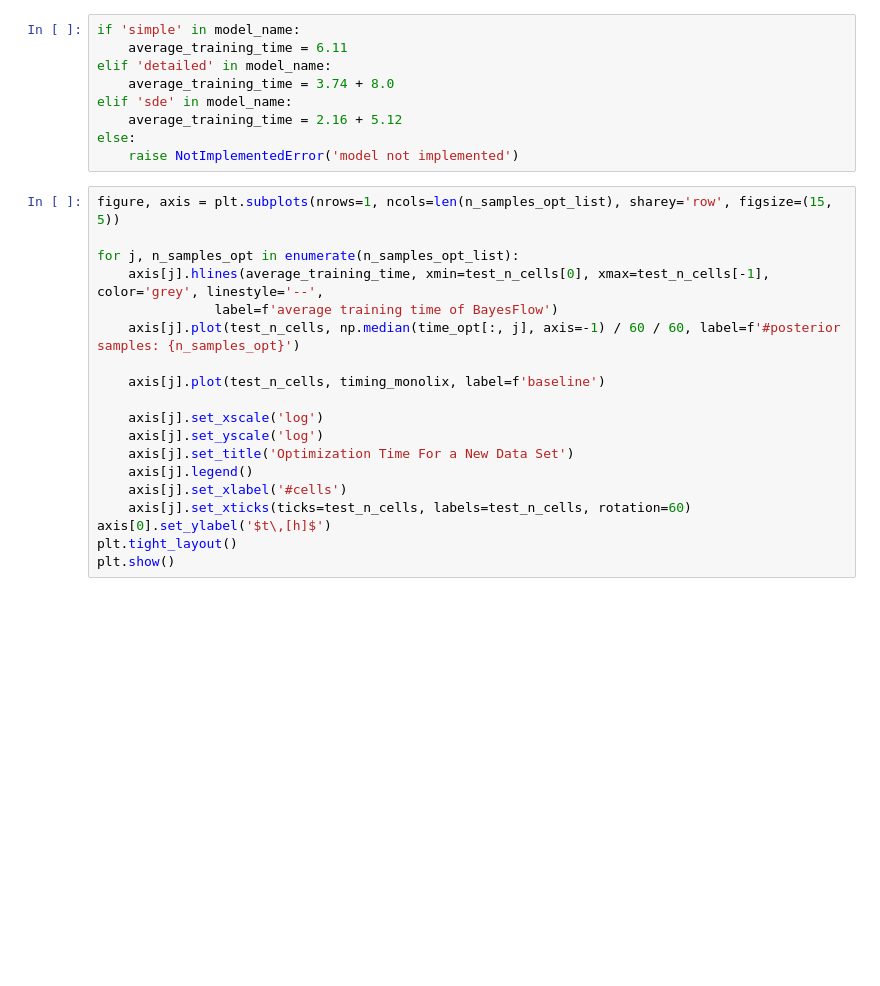
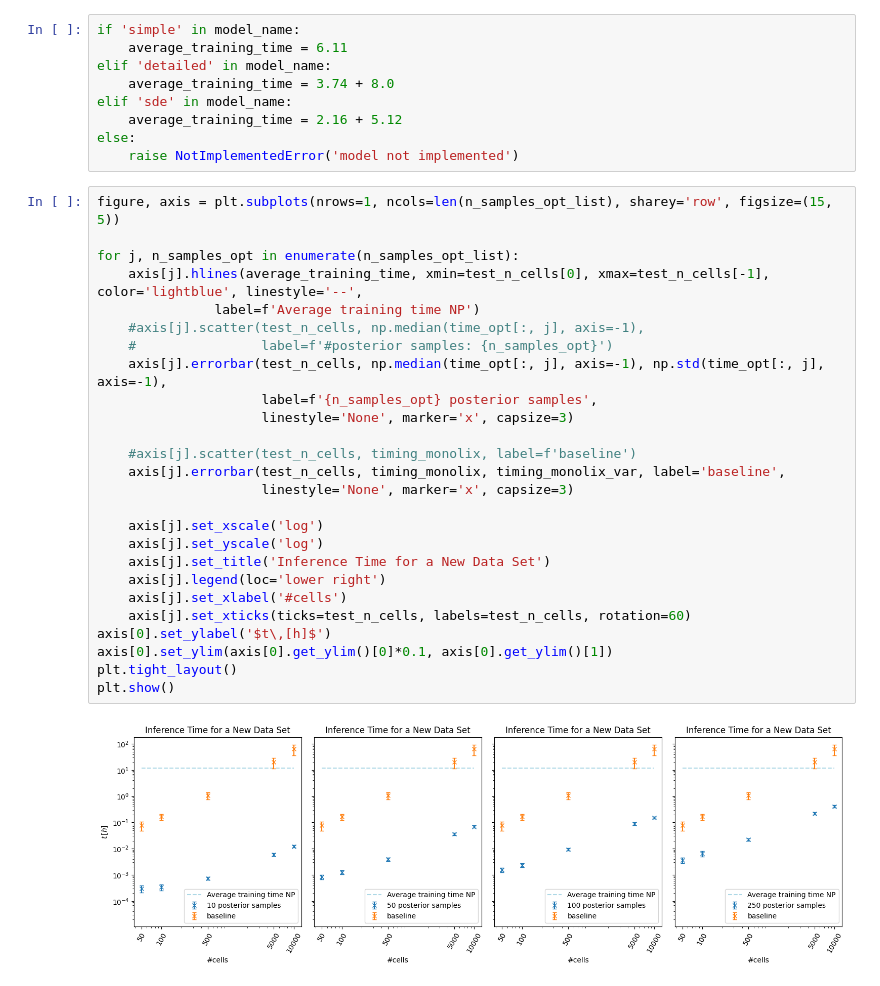
Before and after one commit to arrjon/Amortized-NLME-Models, a Jupyter notebook: Experiments/Check Scalability.ipynb, the cells around one changed output. Saved outputs shown, nothing was run; the diff lists cells and outputs as text; blank space fills up the shorter version.

```diff
--- a/Experiments/Check Scalability.ipynb
+++ b/Experiments/Check Scalability.ipynb
@@ -165,19 +234,28 @@ else:
 # %%
 figure, axis = plt.subplots(nrows=1, ncols=len(n_samples_opt_list), sharey='row', figsize=(15, 5))
 
 for j, n_samples_opt in enumerate(n_samples_opt_list):
-    axis[j].hlines(average_training_time, xmin=test_n_cells[0], xmax=test_n_cells[-1], color='grey', linestyle='--',
-               label=f'average training time of BayesFlow')
-    axis[j].plot(test_n_cells, np.median(time_opt[:, j], axis=-1) / 60 / 60, label=f'#posterior samples: {n_samples_opt}')
+    axis[j].hlines(average_training_time, xmin=test_n_cells[0], xmax=test_n_cells[-1], color='lightblue', linestyle='--',
+               label=f'Average training time NP')
+    #axis[j].scatter(test_n_cells, np.median(time_opt[:, j], axis=-1),
+    #                label=f'#posterior samples: {n_samples_opt}')
+    axis[j].errorbar(test_n_cells, np.median(time_opt[:, j], axis=-1), np.std(time_opt[:, j], axis=-1),
+                     label=f'{n_samples_opt} posterior samples',
+                     linestyle='None', marker='x', capsize=3)
 
-    axis[j].plot(test_n_cells, timing_monolix, label=f'baseline')
+    #axis[j].scatter(test_n_cells, timing_monolix, label=f'baseline')
+    axis[j].errorbar(test_n_cells, timing_monolix, timing_monolix_var, label='baseline',
+                     linestyle='None', marker='x', capsize=3)
 
     axis[j].set_xscale('log')
     axis[j].set_yscale('log')
-    axis[j].set_title('Optimization Time For a New Data Set')
-    axis[j].legend()
+    axis[j].set_title('Inference Time for a New Data Set')
+    axis[j].legend(loc='lower right')
     axis[j].set_xlabel('#cells')
     axis[j].set_xticks(ticks=test_n_cells, labels=test_n_cells, rotation=60)
 axis[0].set_ylabel('$t\,[h]$')
+axis[0].set_ylim(axis[0].get_ylim()[0]*0.1, axis[0].get_ylim()[1])
 plt.tight_layout()
 plt.show()
+# %% [output]
+[figure, added]
```
Also changed, not shown: parts of 7 cells of this notebook, 1 other file.
